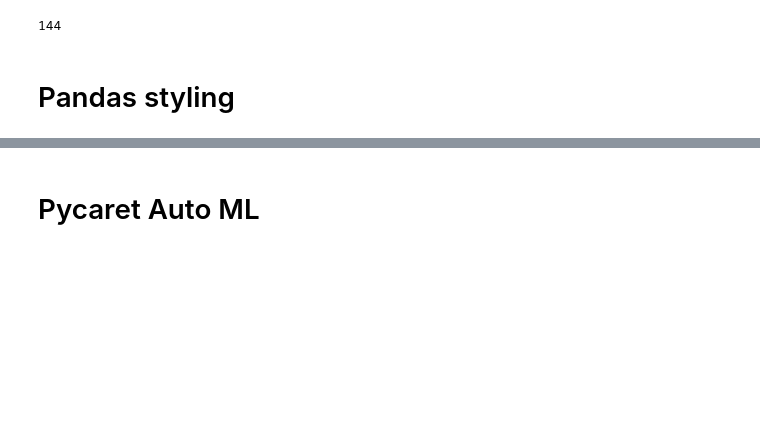
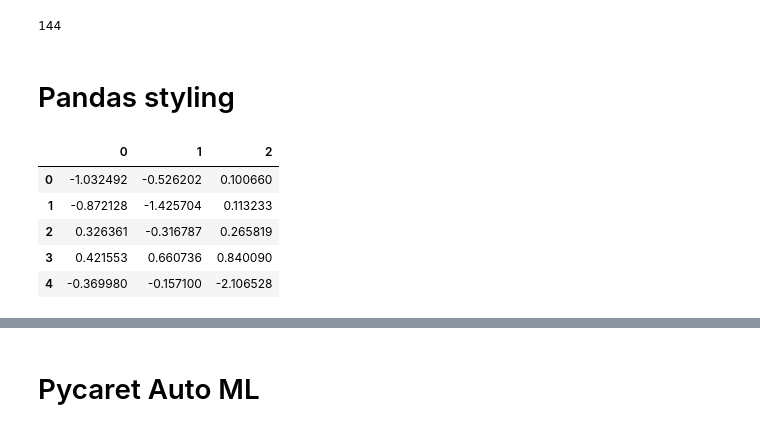
Before and after one commit to hamzahmhmmd/snippets_for_colab, a Jupyter notebook: custom_snippets_for_colab_and_jupyternotebook.ipynb, the cells around one changed output, grey strips where cells are left out. Saved outputs shown, nothing was run; the diff lists cells and outputs as text; code cells hidden in the pictures; blank space fills up the shorter version.

```diff
--- a/custom_snippets_for_colab_and_jupyternotebook.ipynb
+++ b/custom_snippets_for_colab_and_jupyternotebook.ipynb
@@ -96,3 +80,21 @@ gc.collect()
 144
 # %% [markdown]
 # Pandas styling
+# %%
+import numpy as np
+import pandas as pd
+
+def color_negative_red(val):
+  color = 'red' if val < 0 else 'black'
+  return 'color: %s' % color
+
+df = pd.DataFrame(np.random.randn(5, 3))
+
+df.style.applymap(color_negative_red)
+# %% [output]
+|  | 0 | 1 | 2 |
+| 0 | -1.032492 | -0.526202 | 0.100660 |
+| 1 | -0.872128 | -1.425704 | 0.113233 |
+| 2 | 0.326361 | -0.316787 | 0.265819 |
+| 3 | 0.421553 | 0.660736 | 0.840090 |
+| 4 | -0.369980 | -0.157100 | -2.106528 |
```
Also changed, not shown: parts of 24 cells of this notebook.
